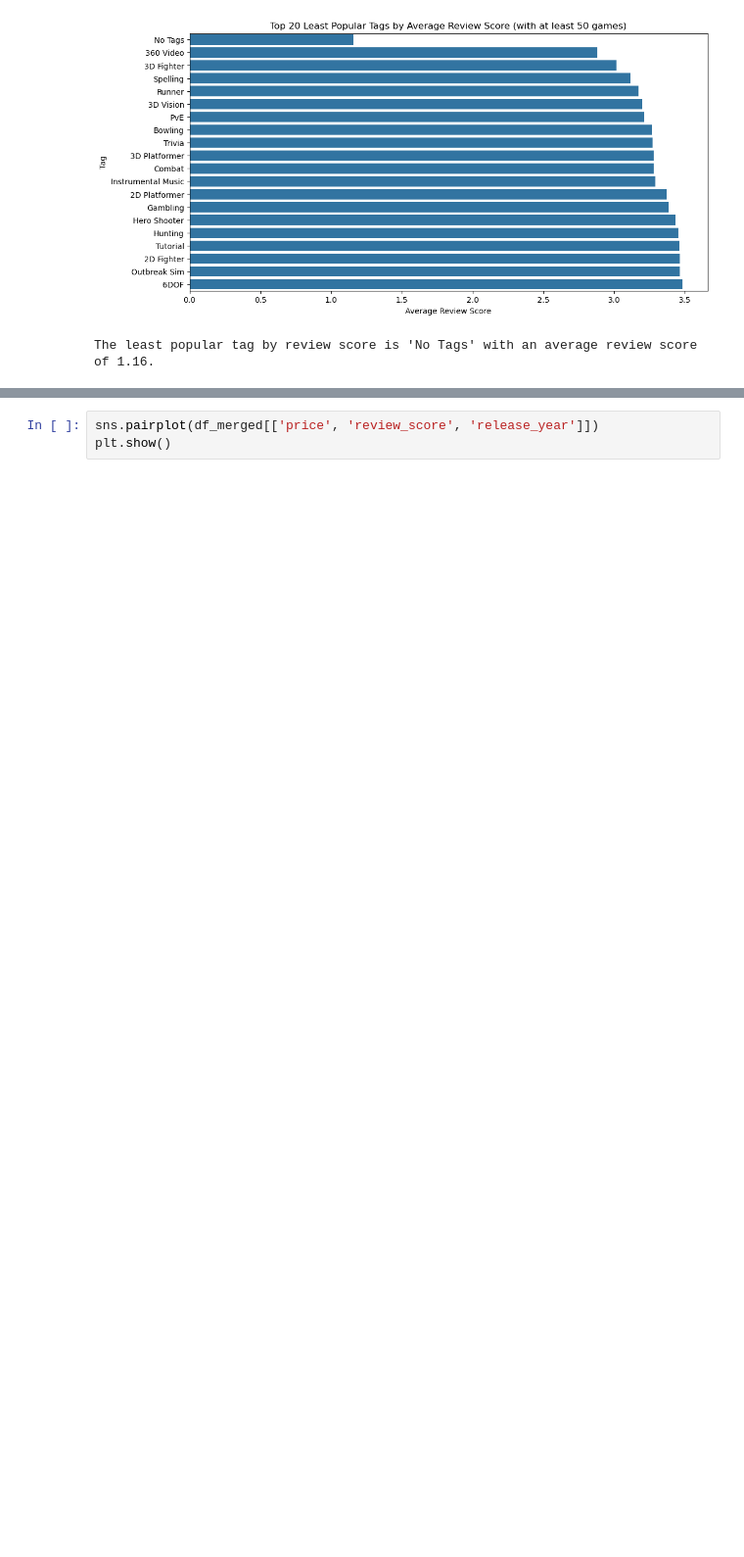
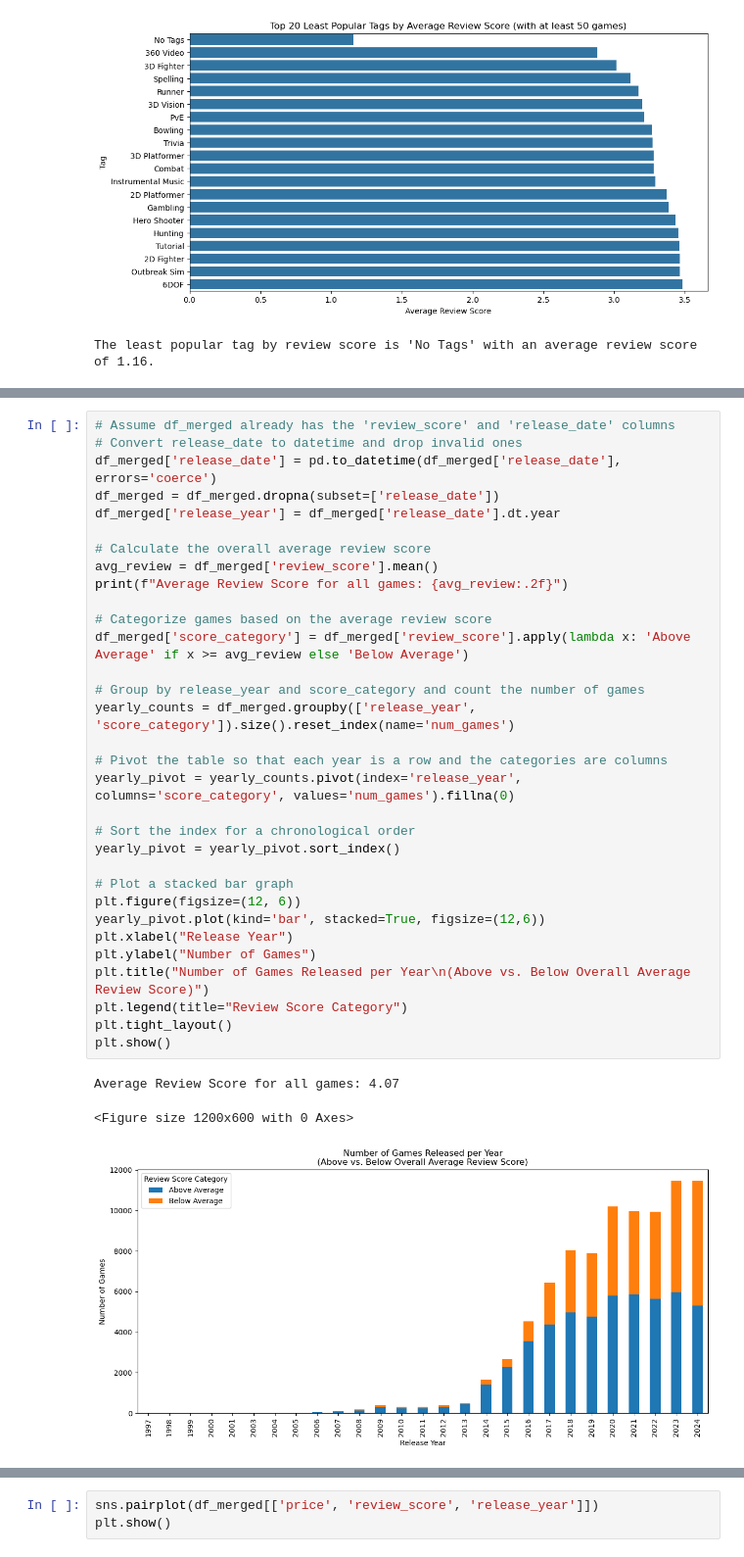
Before and after one commit to KianBahia/Steam-Data-Science-Report, a Jupyter notebook: attempt2.ipynb, the cells around one changed output, grey strips where cells are left out. Shown at 98% size. Drawn from its saved outputs; the diff is of its cells as text; blank space fills up the shorter version.

```diff
--- a/attempt2.ipynb
+++ b/attempt2.ipynb
@@ -387,3 +410,39 @@ plt.show()
+# %%
+# Assume df_merged already has the 'review_score' and 'release_date' columns
+# Convert release_date to datetime and drop invalid ones
+df_merged['release_date'] = pd.to_datetime(df_merged['release_date'], errors='coerce')
+df_merged = df_merged.dropna(subset=['release_date'])
+df_merged['release_year'] = df_merged['release_date'].dt.year
+
+# Calculate the overall average review score
+avg_review = df_merged['review_score'].mean()
+print(f"Average Review Score for all games: {avg_review:.2f}")
+
+# Categorize games based on the average review score
+df_merged['score_category'] = df_merged['review_score'].apply(lambda x: 'Above Average' if x >= avg_review else 'Below Average')
+
+# Group by release_year and score_category and count the number of games
+yearly_counts = df_merged.groupby(['release_year', 'score_category']).size().reset_index(name='num_games')
+
+# Pivot the table so that each year is a row and the categories are columns
+yearly_pivot = yearly_counts.pivot(index='release_year', columns='score_category', values='num_games').fillna(0)
+
+# Sort the index for a chronological order
+yearly_pivot = yearly_pivot.sort_index()
+
+# Plot a stacked bar graph
+plt.figure(figsize=(12, 6))
+yearly_pivot.plot(kind='bar', stacked=True, figsize=(12,6))
+plt.xlabel("Release Year")
+plt.ylabel("Number of Games")
+plt.title("Number of Games Released per Year\n(Above vs. Below Overall Average Review Score)")
+plt.legend(title="Review Score Category")
+plt.tight_layout()
+plt.show()
+# %% [output]
+Average Review Score for all games: 4.07
+<Figure size 1200x600 with 0 Axes>
+[figure, added]
 # %%
 # Convert release_date to datetime, coercing errors and dropping NaT rows
 df_merged['release_date'] = pd.to_datetime(df_merged['release_date'], errors='coerce')
```
Also changed, not shown: parts of 9 cells of this notebook.
